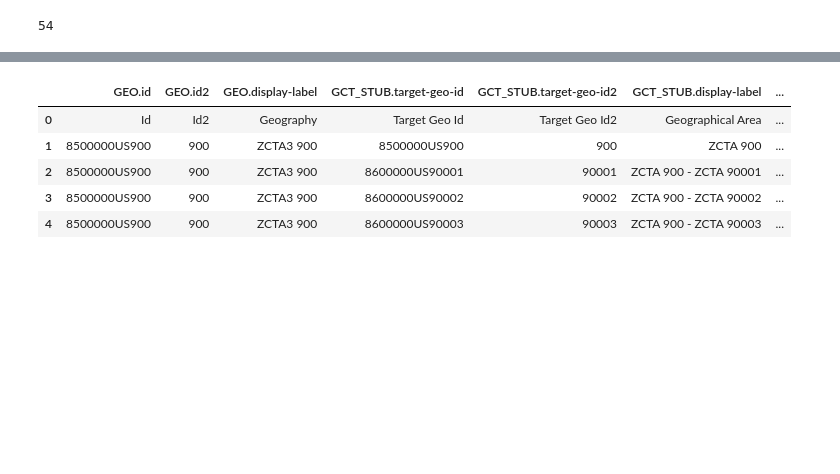
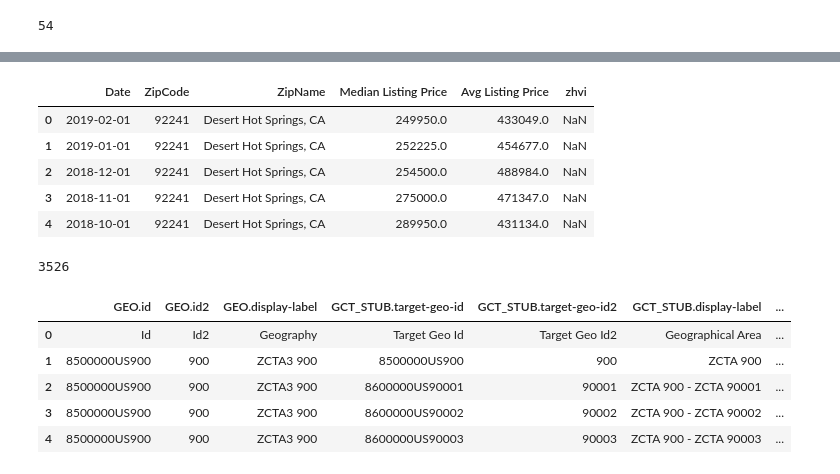
Before and after one commit to andrewboring/lexcorp-feasibility-study, a Jupyter notebook: data_assemble.ipynb, the cells around one changed output, grey strips where cells are left out. Cells and saved outputs as stored; diff of their text form; code cells hidden in the pictures; blank space fills up the shorter version.

```diff
--- a/data_assemble.ipynb
+++ b/data_assemble.ipynb
@@ -135,5 +138,5 @@ zip_listings.head()
 # %%
-zillow_df = pd.read_csv(zillow_home_index_file, encoding="ISO-8859-1")
+zillow_df = pd.read_csv(zillow_home_index_file, encoding="ISO-8859-1", parse_dates=['Date'])
 # %%
 new_zillow_df = zillow_df.rename(columns={'RegionName':'ZipCode','Zhvi':'zhvi'})
 # %%
@@ -155,3 +163,18 @@ len(cleaned_zillow_df)
+# %%
+new_merged_df = pd.merge(zip_listings, cleaned_zillow_df,  how='left', left_on=['Date','ZipCode'], right_on = ['Date','ZipCode'])
+# %%
+new_merged_df.head()
+# %% [output]
+|  | Date | ZipCode | ZipName | Median Listing Price | Avg Listing Price | zhvi |
+| 0 | 2019-02-01 | 92241 | Desert Hot Springs, CA | 249950.0 | 433049.0 | NaN |
+| 1 | 2019-01-01 | 92241 | Desert Hot Springs, CA | 252225.0 | 454677.0 | NaN |
+| 2 | 2018-12-01 | 92241 | Desert Hot Springs, CA | 254500.0 | 488984.0 | NaN |
+| 3 | 2018-11-01 | 92241 | Desert Hot Springs, CA | 275000.0 | 471347.0 | NaN |
+| 4 | 2018-10-01 | 92241 | Desert Hot Springs, CA | 289950.0 | 431134.0 | NaN |
+# %%
+len(new_merged_df)
+# %% [output]
+3526
 # %%
 zip_stats = pd.read_csv(zip_code_stats, encoding="ISO-8859-1")
 # %%
```
Also changed, not shown: parts of 22 cells of this notebook, 1 other file.
